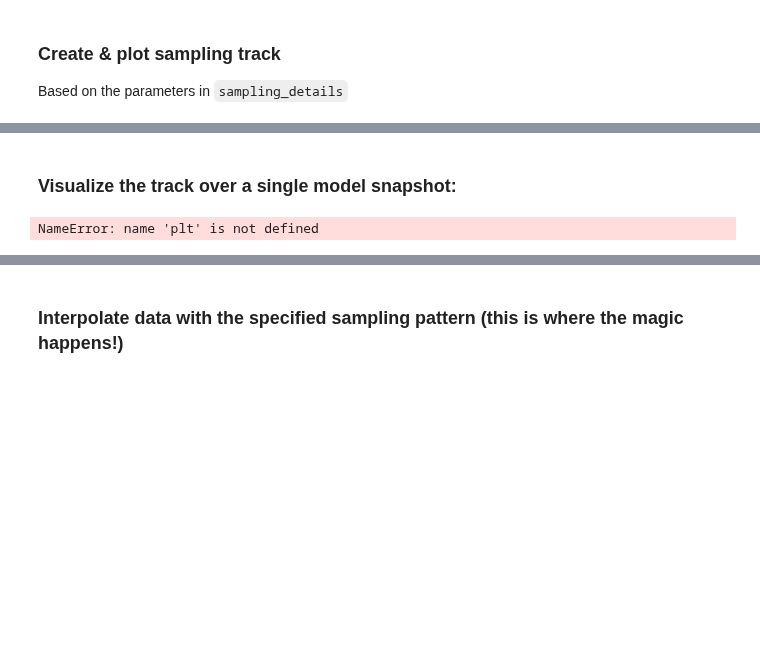
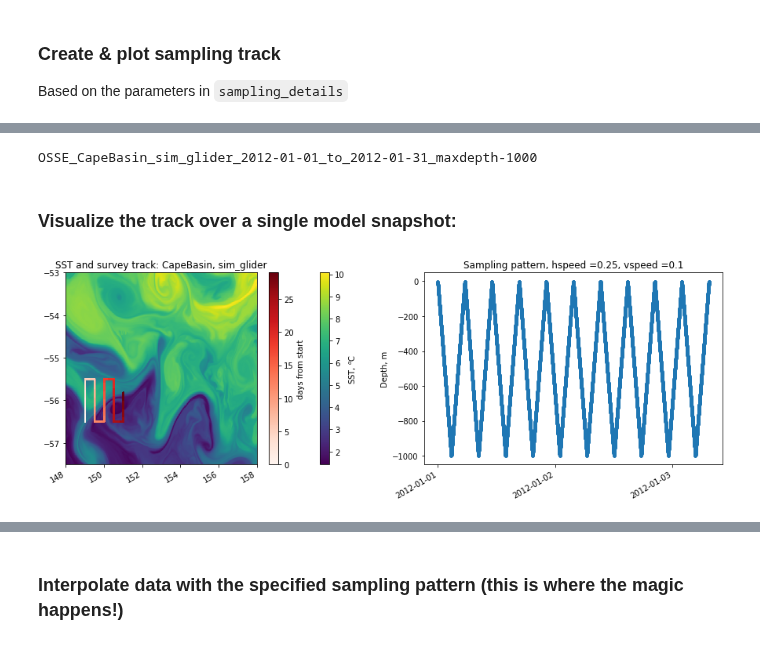
Before and after one commit to kdrushka/model-subsampling, a Jupyter notebook: testing/OSSE_code_mb.ipynb, the cells around one changed output, grey strips where cells are left out. Cells and saved outputs as stored; diff of their text form; code cells hidden in the pictures; blank space fills up the shorter version.

```diff
--- a/testing/OSSE_code_mb.ipynb
+++ b/testing/OSSE_code_mb.ipynb
@@ -1322,8 +1256,10 @@ outputdir
 # %%
 # ---- generate name of file to save outputs in ----
-filename_base = (f'OSSE_{RegionName}_{sampling_details["SAMPLING_STRATEGY"]}_{start_date}_to_{start_date + datetime.timedelta(ndays)}_maxdepth{int(sampling_parameters["zrange"][1])}')
+filename_base = (f'OSSE_{RegionName}_{sampling_details["SAMPLING_STRATEGY"]}_{start_date}_to_{start_date + timedelta(ndays)}_maxdepth{int(sampling_parameters["zrange"][1])}')
 filename_out_base = (f'{outputdir}{filename_base}')
 print(filename_base)
+# %% [output]
+OSSE_CapeBasin_sim_glider_2012-01-01_to_2012-01-31_maxdepth-1000
 # %% [markdown]
 ### Visualize the track over a single model snapshot:
 # %%
@@ -1338,35 +1274,35 @@ if not (sampling_details['SAMPLING_STRATEGY'] == 'mooring' or sampling_details['
     plt.colorbar(ssto).set_label('SST, $^o$C')
     plt.colorbar(tracko).set_label('days from start')
     plt.title('SST and survey track: ' + RegionName + ', '+ sampling_details['SAMPLING_STRATEGY'])
 else:
     plt.plot(survey_track.lon, survey_track.lat, marker='*', c='r')
     plt.title('SST and mooring location: ' + RegionName + ' region, ' + sampling_details['SAMPLING_STRATEGY'] )
 
 
 # depth/time plot of first few datapoints
 ax = plt.subplot(1,2,2)
 iplot = slice(0,20000)
 if not (sampling_details['SAMPLING_STRATEGY'] == 'mooring' or sampling_details['SAMPLING_STRATEGY'] == 'sim_mooring'):
     plt.plot(survey_track.time.isel(points=iplot), survey_track.dep.isel(points=iplot), marker='.')
 else:
     # not quite right but good enough for now.
     # (times shouldn't increase with depth)
     plt.scatter((np.tile(survey_track['time'].isel(time=iplot), int(survey_track['dep'].data.size))),
          np.tile(survey_track['dep'], int(survey_track['time'].isel(time=iplot).data.size)),marker='.')
 #plt.xlim([start_date + datetime.timedelta(days=0), start_date + datetime.timedelta(days=2)])
 plt.ylabel('Depth, m')
 plt.gca().xaxis.set_major_locator(mdates.DayLocator(interval=1))
 plt.gcf().autofmt_xdate()
-plt.title('Sampling pattern, hspeed=1 m/s, vspeed=0.001 m/s')
+plt.title(f"Sampling pattern, hspeed ={sampling_parameters['hspeed']}, vspeed ={sampling_parameters['vspeed']}")
 
 
 # save
 #if SAVE_FIGURES:
 #    plt.savefig('/data2/Dropbox/projects/adac/figures/' + filename_base + '_sampling.png', dpi=400, transparent=False, facecolor='white')
 
 plt.show()
 # %% [output]
-NameError: name 'plt' is not defined
+[figure, added]
 # %%
 sampling_parameters
 # %% [output]
```
Also changed, not shown: parts of 33 cells of this notebook, 4 other files.
